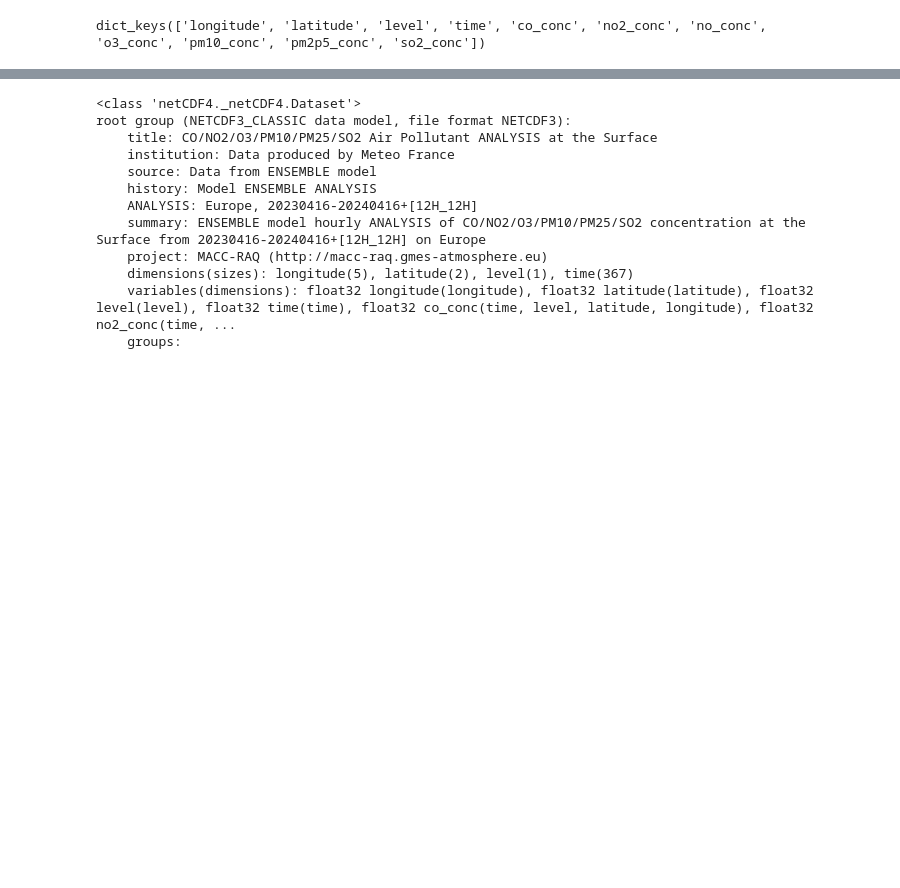
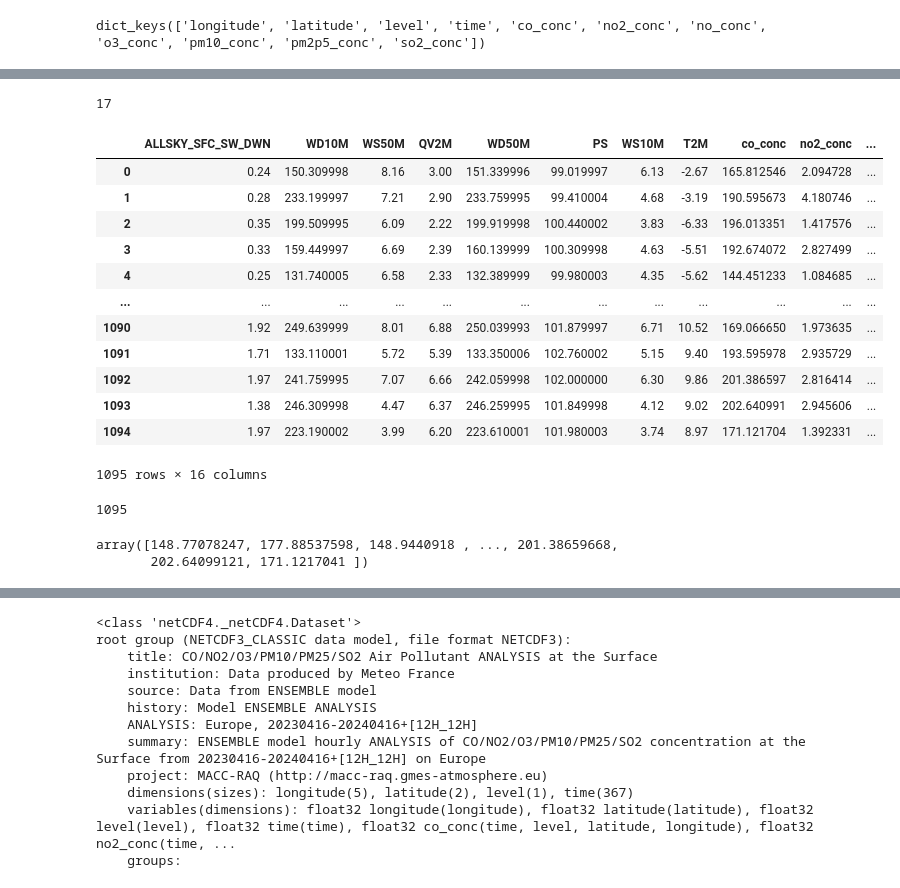
Before and after one commit to ItyTell/Modeling-the-distribution-of-harmful-emissions-in-the-atmosphere, a Jupyter notebook: main.ipynb, the cells around one changed output, grey strips where cells are left out. Drawn from its saved outputs; the diff is of its cells as text; code cells hidden in the pictures; blank space fills up the shorter version.

```diff
--- a/main.ipynb
+++ b/main.ipynb
@@ -184,0 +134,4 @@ array([[1.01, 1.02],
+# %%
+len(lats)
+# %% [output]
+17
@@ -184,0 +172,21 @@ array([[1.01, 1.02],
+# %%
+DATA["52.25x36.75"]
+# %% [output]
+|  | ALLSKY_SFC_SW_DWN | WD10M | WS50M | QV2M | WD50M | PS | WS10M | T2M | co_conc | no2_conc | ... |
+| 0 | 0.24 | 150.309998 | 8.16 | 3.00 | 151.339996 | 99.019997 | 6.13 | -2.67 | 165.812546 | 2.094728 | ... |
+| 1 | 0.28 | 233.199997 | 7.21 | 2.90 | 233.759995 | 99.410004 | 4.68 | -3.19 | 190.595673 | 4.180746 | ... |
+| 2 | 0.35 | 199.509995 | 6.09 | 2.22 | 199.919998 | 100.440002 | 3.83 | -6.33 | 196.013351 | 1.417576 | ... |
+| 3 | 0.33 | 159.449997 | 6.69 | 2.39 | 160.139999 | 100.309998 | 4.63 | -5.51 | 192.674072 | 2.827499 | ... |
+| 4 | 0.25 | 131.740005 | 6.58 | 2.33 | 132.389999 | 99.980003 | 4.35 | -5.62 | 144.451233 | 1.084685 | ... |
+| ... | ... | ... | ... | ... | ... | ... | ... | ... | ... | ... | ... |
+| 1090 | 1.92 | 249.639999 | 8.01 | 6.88 | 250.039993 | 101.879997 | 6.71 | 10.52 | 169.066650 | 1.973635 | ... |
+| 1091 | 1.71 | 133.110001 | 5.72 | 5.39 | 133.350006 | 102.760002 | 5.15 | 9.40 | 193.595978 | 2.935729 | ... |
+| 1092 | 1.97 | 241.759995 | 7.07 | 6.66 | 242.059998 | 102.000000 | 6.30 | 9.86 | 201.386597 | 2.816414 | ... |
+| 1093 | 1.38 | 246.309998 | 4.47 | 6.37 | 246.259995 | 101.849998 | 4.12 | 9.02 | 202.640991 | 2.945606 | ... |
+| 1094 | 1.97 | 223.190002 | 3.99 | 6.20 | 223.610001 | 101.980003 | 3.74 | 8.97 | 171.121704 | 1.392331 | ... |
+1095 rows × 16 columns
+# %%
+
+len(np.array(DATA["52.25x36.75"]["co_conc"]))
+# %% [output]
+1095
@@ -184,0 +198,5 @@ array([[1.01, 1.02],
+# %%
+conc
+# %% [output]
+array([148.77078247, 177.88537598, 148.9440918 , ..., 201.38659668,
+       202.64099121, 171.1217041 ])
```
Also changed, not shown: parts of 13 cells of this notebook.
